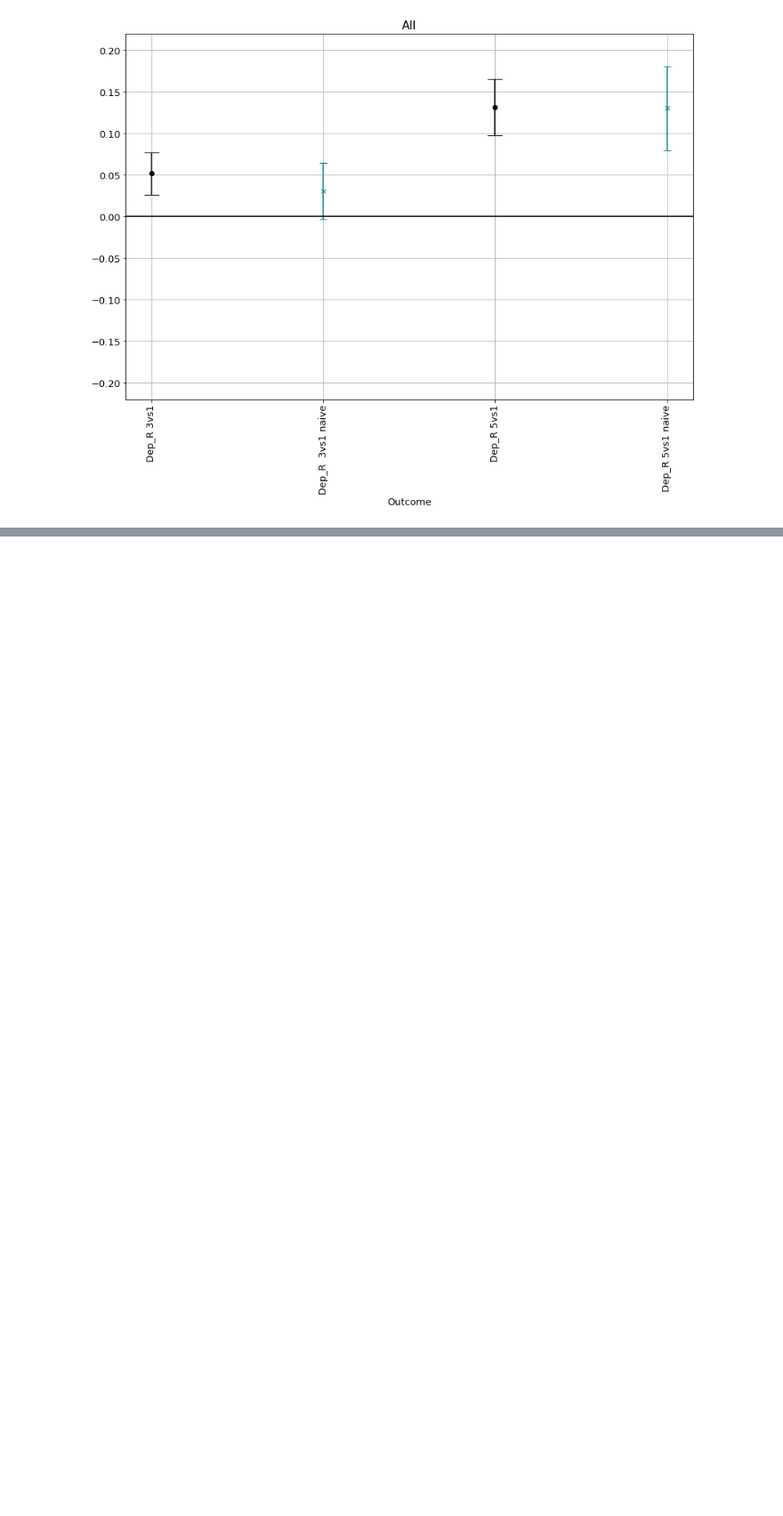
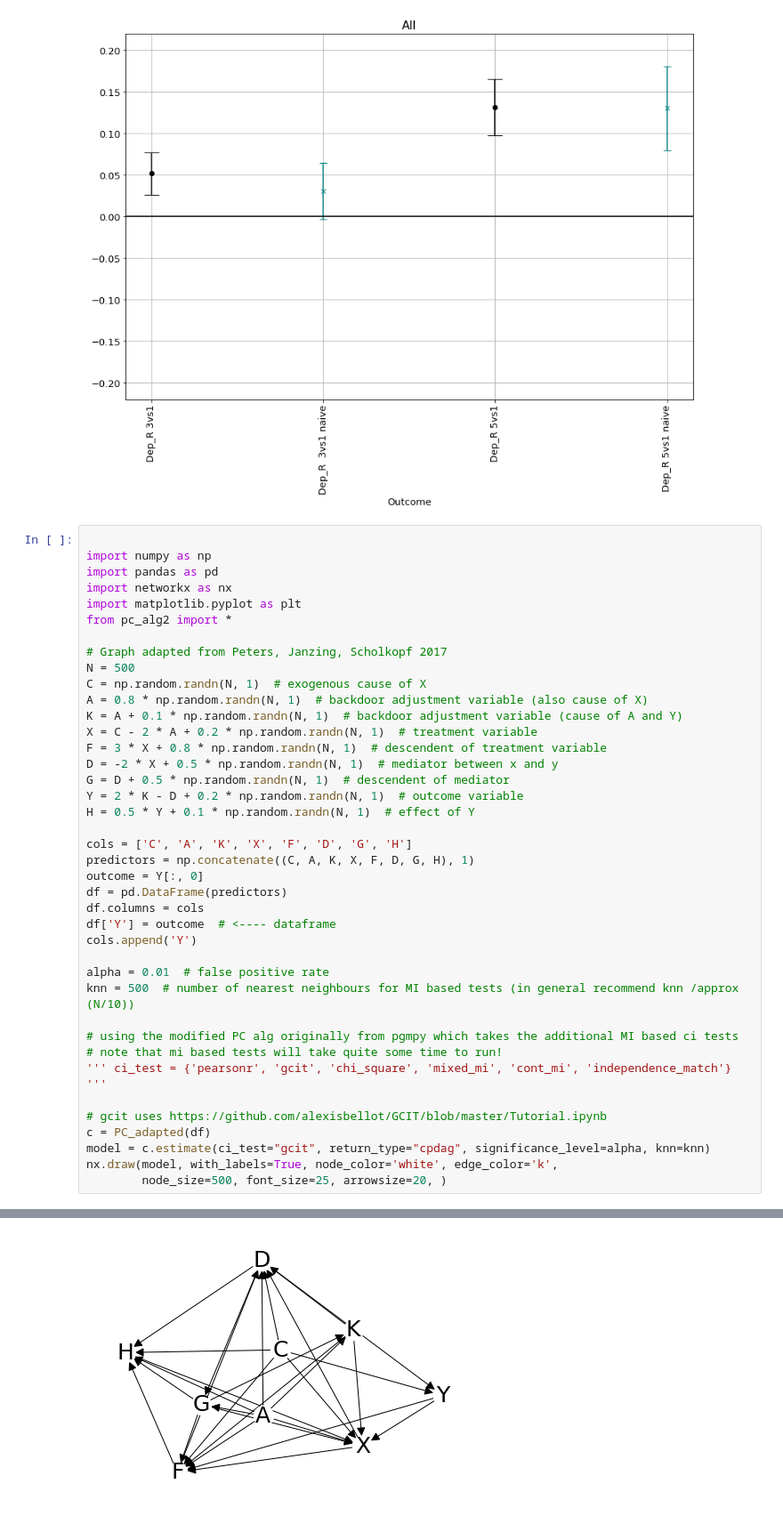
Before and after one commit to matthewvowels1/causalPipeline, a Jupyter notebook: causal_pipeline_tutorial.ipynb, the cells around one changed output, grey strips where cells are left out. Shown at 89% size. Saved outputs shown, nothing was run; the diff lists cells and outputs as text; blank space fills up the shorter version.

```diff
--- a/causal_pipeline_tutorial.ipynb
+++ b/causal_pipeline_tutorial.ipynb
@@ -440,3 +459,45 @@ plt.savefig('tl_results/' + outcome+'_targeted_comparison.png', bbox_inches="tig
 plt.show()
 # %% [output]
 [figure]
+# %%
+
+import numpy as np
+import pandas as pd
+import networkx as nx
+import matplotlib.pyplot as plt
+from pc_alg2 import *
+
+# Graph adapted from Peters, Janzing, Scholkopf 2017
+N = 500
+C = np.random.randn(N, 1)  # exogenous cause of X
+A = 0.8 * np.random.randn(N, 1)  # backdoor adjustment variable (also cause of X)
+K = A + 0.1 * np.random.randn(N, 1)  # backdoor adjustment variable (cause of A and Y)
+X = C - 2 * A + 0.2 * np.random.randn(N, 1)  # treatment variable
+F = 3 * X + 0.8 * np.random.randn(N, 1)  # descendent of treatment variable
+D = -2 * X + 0.5 * np.random.randn(N, 1)  # mediator between x and y
+G = D + 0.5 * np.random.randn(N, 1)  # descendent of mediator
+Y = 2 * K - D + 0.2 * np.random.randn(N, 1)  # outcome variable
+H = 0.5 * Y + 0.1 * np.random.randn(N, 1)  # effect of Y
+
+cols = ['C', 'A', 'K', 'X', 'F', 'D', 'G', 'H']
+predictors = np.concatenate((C, A, K, X, F, D, G, H), 1)
+outcome = Y[:, 0]
+df = pd.DataFrame(predictors)
+df.columns = cols
+df['Y'] = outcome  # <---- dataframe
+cols.append('Y')
+
+alpha = 0.01  # false positive rate
+knn = 500  # number of nearest neighbours for MI based tests (in general recommend knn /approx (N/10))
+
+# using the modified PC alg originally from pgmpy which takes the additional MI based ci tests
+# note that mi based tests will take quite some time to run!
+''' ci_test = {'pearsonr', 'gcit', 'chi_square', 'mixed_mi', 'cont_mi', 'independence_match'}
+'''
+
+# gcit uses https://github.com/alexisbellot/GCIT/blob/master/Tutorial.ipynb
+c = PC_adapted(df)
+model = c.estimate(ci_test="gcit", return_type="cpdag", significance_level=alpha, knn=knn)
+nx.draw(model, with_labels=True, node_color='white', edge_color='k',
+        node_size=500, font_size=25, arrowsize=20, )
+# %% [output]
@@ -442,0 +522 @@ plt.show()
+[figure, added]
```
Also changed, not shown: parts of 21 cells of this notebook, 3 other files.
